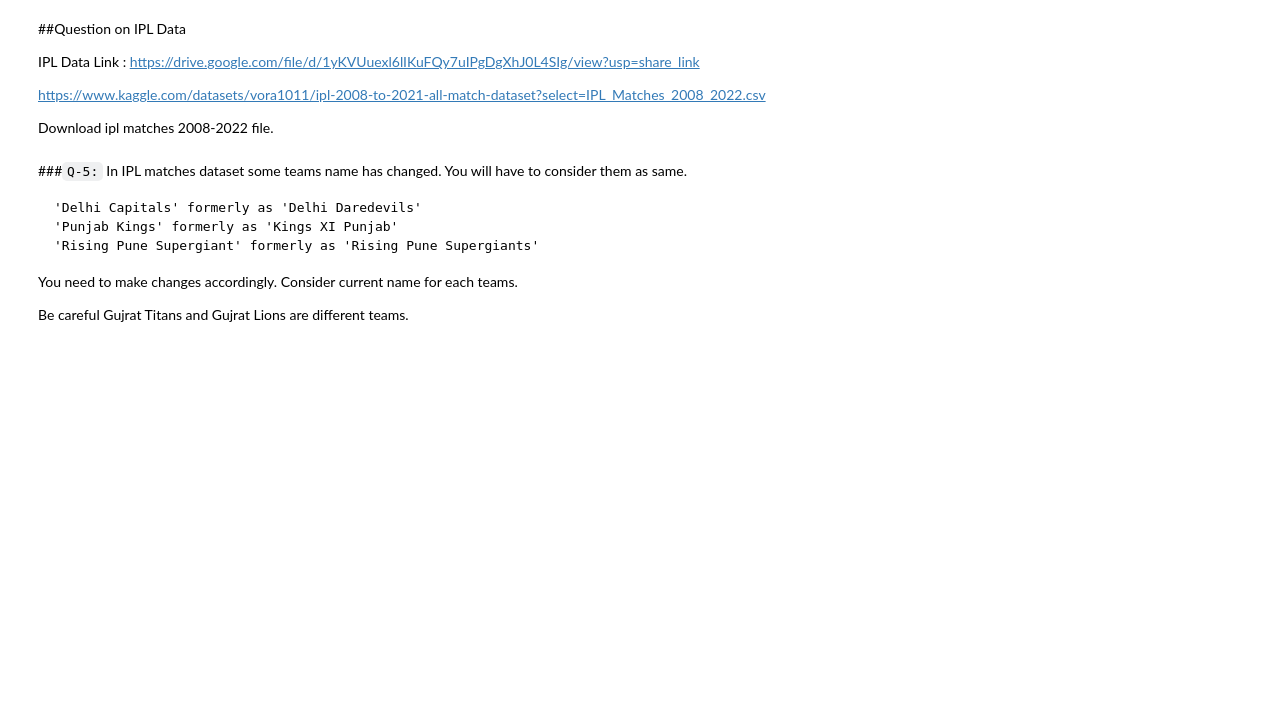
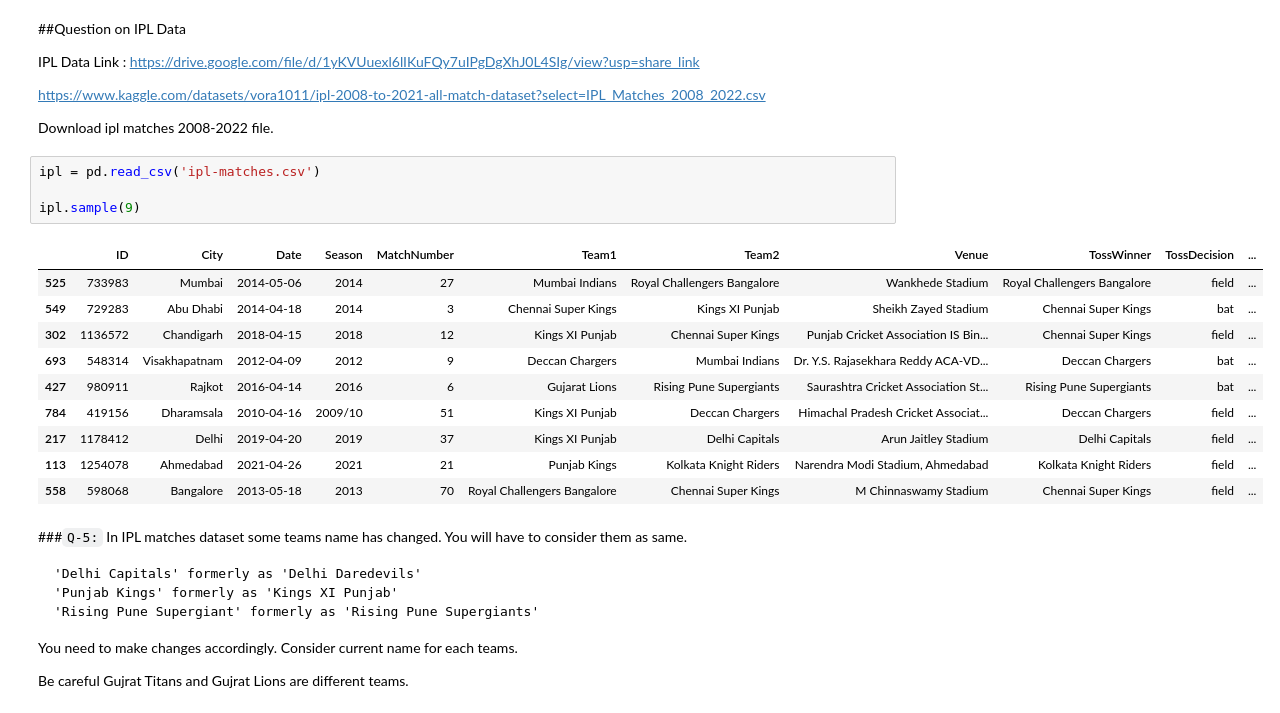
Before and after one commit to manishkumarmj/100_days_ml, a Jupyter notebook: Data visualization/pandas/session_17/session_17_tasks.ipynb, the cells around one changed output. Drawn from its saved outputs; the diff is of its cells as text; blank space fills up the shorter version.

```diff
--- a/Data visualization/pandas/session_17/session_17_tasks.ipynb
+++ b/Data visualization/pandas/session_17/session_17_tasks.ipynb
@@ -85,6 +182,21 @@ IPL Data Link :  https://drive.google.com/file/d/1yKVUuexl6lIKuFQy7uIPgDgXhJ0L4S
 https://www.kaggle.com/datasets/vora1011/ipl-2008-to-2021-all-match-dataset?select=IPL_Matches_2008_2022.csv
 
 Download ipl matches 2008-2022 file.
+# %%
+ipl = pd.read_csv('ipl-matches.csv')
+
+ipl.sample(9)
+# %% [output]
+|  | ID | City | Date | Season | MatchNumber | Team1 | Team2 | Venue | TossWinner | TossDecision | ... |
+| 525 | 733983 | Mumbai | 2014-05-06 | 2014 | 27 | Mumbai Indians | Royal Challengers Bangalore | Wankhede Stadium | Royal Challengers Bangalore | field | ... |
+| 549 | 729283 | Abu Dhabi | 2014-04-18 | 2014 | 3 | Chennai Super Kings | Kings XI Punjab | Sheikh Zayed Stadium | Chennai Super Kings | bat | ... |
+| 302 | 1136572 | Chandigarh | 2018-04-15 | 2018 | 12 | Kings XI Punjab | Chennai Super Kings | Punjab Cricket Association IS Bin... | Chennai Super Kings | field | ... |
+| 693 | 548314 | Visakhapatnam | 2012-04-09 | 2012 | 9 | Deccan Chargers | Mumbai Indians | Dr. Y.S. Rajasekhara Reddy ACA-VD... | Deccan Chargers | bat | ... |
+| 427 | 980911 | Rajkot | 2016-04-14 | 2016 | 6 | Gujarat Lions | Rising Pune Supergiants | Saurashtra Cricket Association St... | Rising Pune Supergiants | bat | ... |
+| 784 | 419156 | Dharamsala | 2010-04-16 | 2009/10 | 51 | Kings XI Punjab | Deccan Chargers | Himachal Pradesh Cricket Associat... | Deccan Chargers | field | ... |
+| 217 | 1178412 | Delhi | 2019-04-20 | 2019 | 37 | Kings XI Punjab | Delhi Capitals | Arun Jaitley Stadium | Delhi Capitals | field | ... |
+| 113 | 1254078 | Ahmedabad | 2021-04-26 | 2021 | 21 | Punjab Kings | Kolkata Knight Riders | Narendra Modi Stadium, Ahmedabad | Kolkata Knight Riders | field | ... |
+| 558 | 598068 | Bangalore | 2013-05-18 | 2013 | 70 | Royal Challengers Bangalore | Chennai Super Kings | M Chinnaswamy Stadium | Chennai Super Kings | field | ... |
 # %% [markdown]
 ###`Q-5:` In IPL matches dataset some teams name has changed.
 You will have to consider them as same.
```
Also changed, not shown: parts of 24 cells of this notebook, 13 other files.
